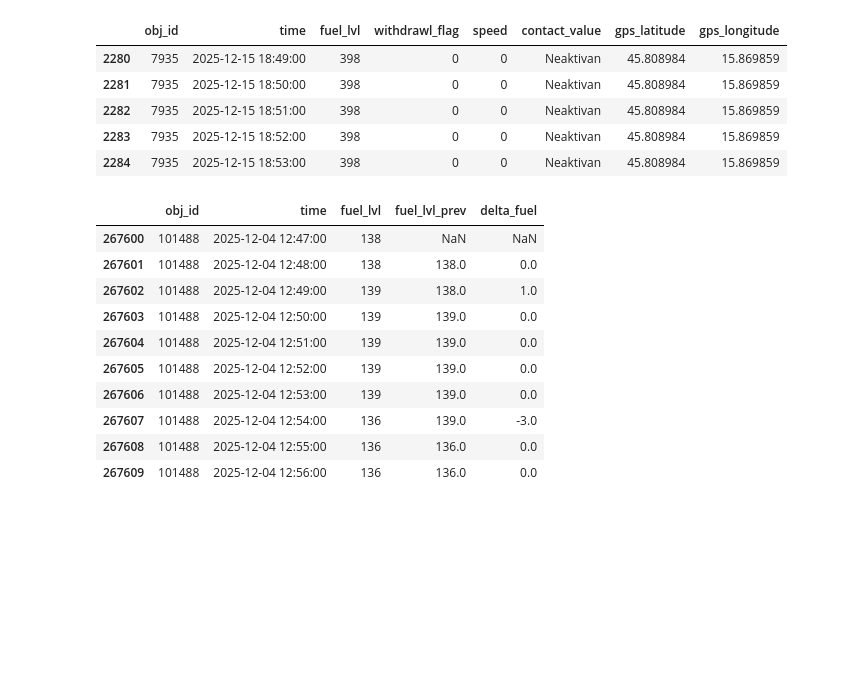
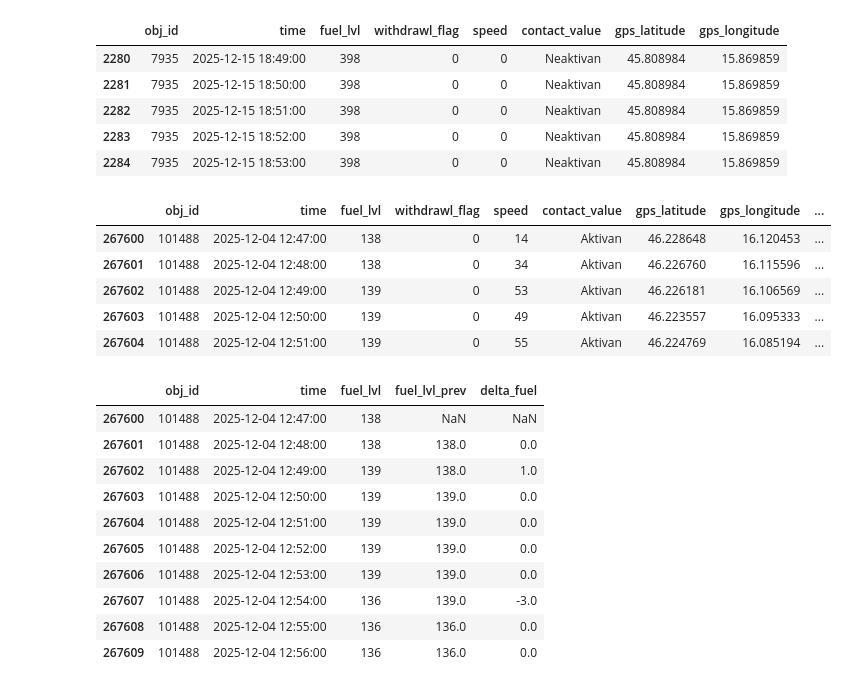
Before and after one commit to Djasek01/sick-fuel-event-detection, a Jupyter notebook: notebooks/2_2_Priprema_vizualuzacija_znacajki-2.ipynb, the cells around one changed output. Saved outputs shown, nothing was run; the diff lists cells and outputs as text; code cells hidden in the pictures; blank space fills up the shorter version.

Commit message:
added display for active

```diff
--- a/notebooks/2_2_Priprema_vizualuzacija_znacajki-2.ipynb
+++ b/notebooks/2_2_Priprema_vizualuzacija_znacajki-2.ipynb
@@ -151,6 +186,15 @@ display(merged[merged['contact_value'] == 'Neaktivan'].head())
 | 2282 | 7935 | 2025-12-15 18:51:00 | 398 | 0 | 0 | Neaktivan | 45.808984 | 15.869859 |
 | 2283 | 7935 | 2025-12-15 18:52:00 | 398 | 0 | 0 | Neaktivan | 45.808984 | 15.869859 |
 | 2284 | 7935 | 2025-12-15 18:53:00 | 398 | 0 | 0 | Neaktivan | 45.808984 | 15.869859 |
+# %%
+display(merged[merged['contact_value'] == 'Aktivan'].head())
+# %% [output]
+|  | obj_id | time | fuel_lvl | withdrawl_flag | speed | contact_value | gps_latitude | gps_longitude | ... |
+| 267600 | 101488 | 2025-12-04 12:47:00 | 138 | 0 | 14 | Aktivan | 46.228648 | 16.120453 | ... |
+| 267601 | 101488 | 2025-12-04 12:48:00 | 138 | 0 | 34 | Aktivan | 46.226760 | 16.115596 | ... |
+| 267602 | 101488 | 2025-12-04 12:49:00 | 139 | 0 | 53 | Aktivan | 46.226181 | 16.106569 | ... |
+| 267603 | 101488 | 2025-12-04 12:50:00 | 139 | 0 | 49 | Aktivan | 46.223557 | 16.095333 | ... |
+| 267604 | 101488 | 2025-12-04 12:51:00 | 139 | 0 | 55 | Aktivan | 46.224769 | 16.085194 | ... |
 # %%
 # Sortiranje po vozilu i vremenu
 merged = merged.sort_values(by=["obj_id", "time"])
```
Also changed, not shown: parts of 8 cells of this notebook.
